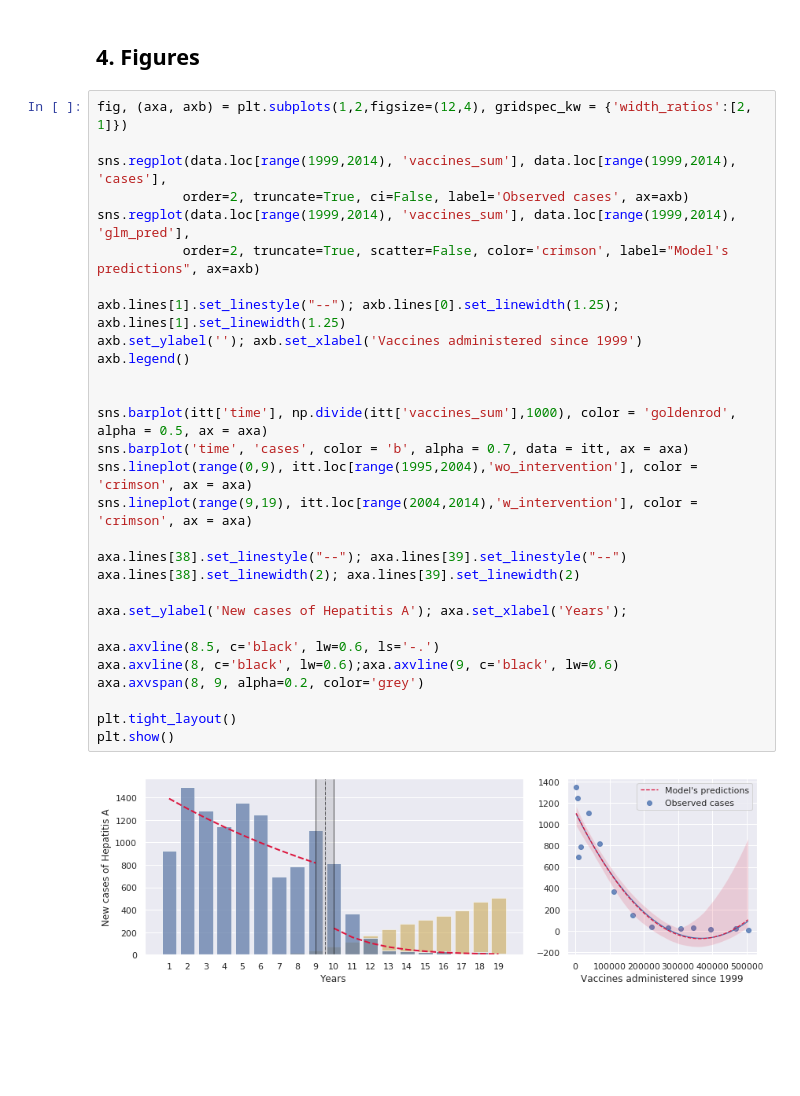
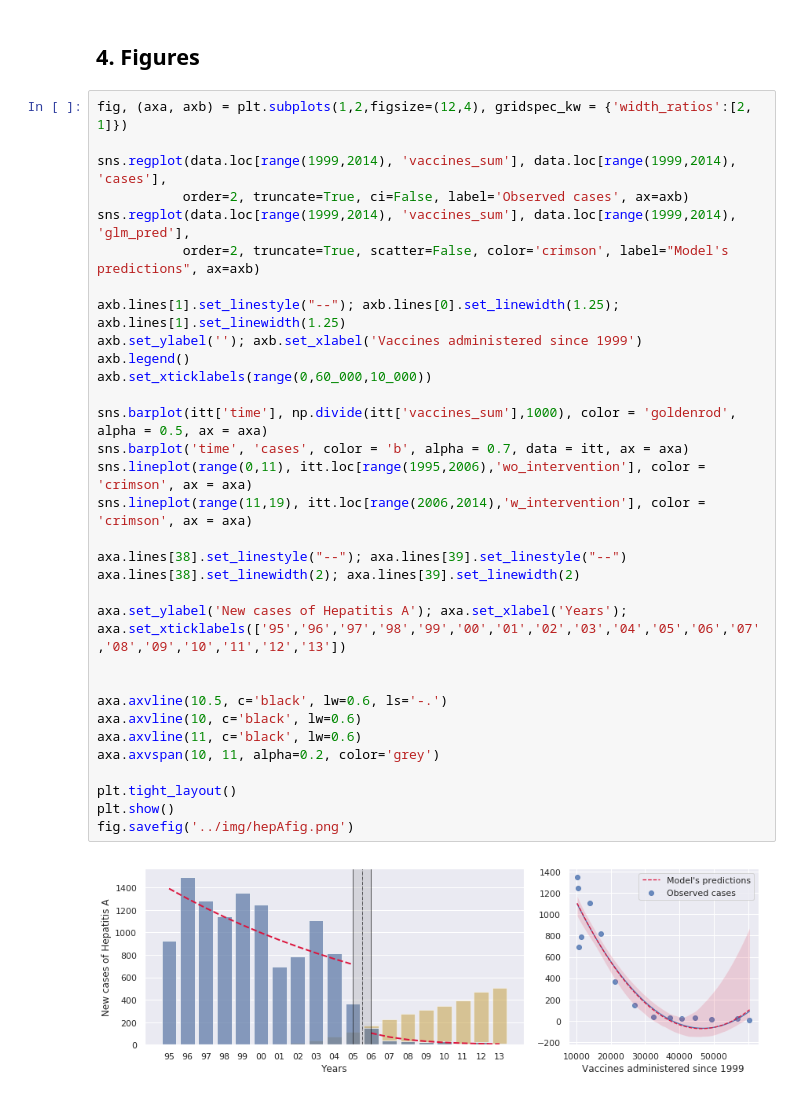
Before and after one commit to nonsignificantp/enfermedades-inmunoprevenibles, a Jupyter notebook: notebooks/analysis-hepatitis-A.ipynb, the cells around one changed output. Saved outputs shown, nothing was run; the diff lists cells and outputs as text; blank space fills up the shorter version.

Commit message:
Adds hepAfig and updates readme

```diff
--- a/notebooks/analysis-hepatitis-A.ipynb
+++ b/notebooks/analysis-hepatitis-A.ipynb
@@ -114,31 +114,35 @@ itt = (itt.assign(
 # %%
 fig, (axa, axb) = plt.subplots(1,2,figsize=(12,4), gridspec_kw = {'width_ratios':[2, 1]})
 
 sns.regplot(data.loc[range(1999,2014), 'vaccines_sum'], data.loc[range(1999,2014), 'cases'],
            order=2, truncate=True, ci=False, label='Observed cases', ax=axb)
 sns.regplot(data.loc[range(1999,2014), 'vaccines_sum'], data.loc[range(1999,2014), 'glm_pred'],
            order=2, truncate=True, scatter=False, color='crimson', label="Model's predictions", ax=axb)
 
 axb.lines[1].set_linestyle("--"); axb.lines[0].set_linewidth(1.25); axb.lines[1].set_linewidth(1.25)
 axb.set_ylabel(''); axb.set_xlabel('Vaccines administered since 1999')
 axb.legend()
-
+axb.set_xticklabels(range(0,60_000,10_000))
 
 sns.barplot(itt['time'], np.divide(itt['vaccines_sum'],1000), color = 'goldenrod', alpha = 0.5, ax = axa)
 sns.barplot('time', 'cases', color = 'b', alpha = 0.7, data = itt, ax = axa)
-sns.lineplot(range(0,9), itt.loc[range(1995,2004),'wo_intervention'], color = 'crimson', ax = axa)
-sns.lineplot(range(9,19), itt.loc[range(2004,2014),'w_intervention'], color = 'crimson', ax = axa)
+sns.lineplot(range(0,11), itt.loc[range(1995,2006),'wo_intervention'], color = 'crimson', ax = axa)
+sns.lineplot(range(11,19), itt.loc[range(2006,2014),'w_intervention'], color = 'crimson', ax = axa)
 
 axa.lines[38].set_linestyle("--"); axa.lines[39].set_linestyle("--")
 axa.lines[38].set_linewidth(2); axa.lines[39].set_linewidth(2)
 
 axa.set_ylabel('New cases of Hepatitis A'); axa.set_xlabel('Years');
+axa.set_xticklabels(['95','96','97','98','99','00','01','02','03','04','05','06','07','08','09','10','11','12','13'])
 
-axa.axvline(8.5, c='black', lw=0.6, ls='-.')
-axa.axvline(8, c='black', lw=0.6);axa.axvline(9, c='black', lw=0.6)
-axa.axvspan(8, 9, alpha=0.2, color='grey')
+
+axa.axvline(10.5, c='black', lw=0.6, ls='-.')
+axa.axvline(10, c='black', lw=0.6)
+axa.axvline(11, c='black', lw=0.6)
+axa.axvspan(10, 11, alpha=0.2, color='grey')
 
 plt.tight_layout()
 plt.show()
+fig.savefig('../img/hepAfig.png')
 # %% [output]
-[figure, old version]
+[figure, new version]
```
Also changed, not shown: 2 other files.
